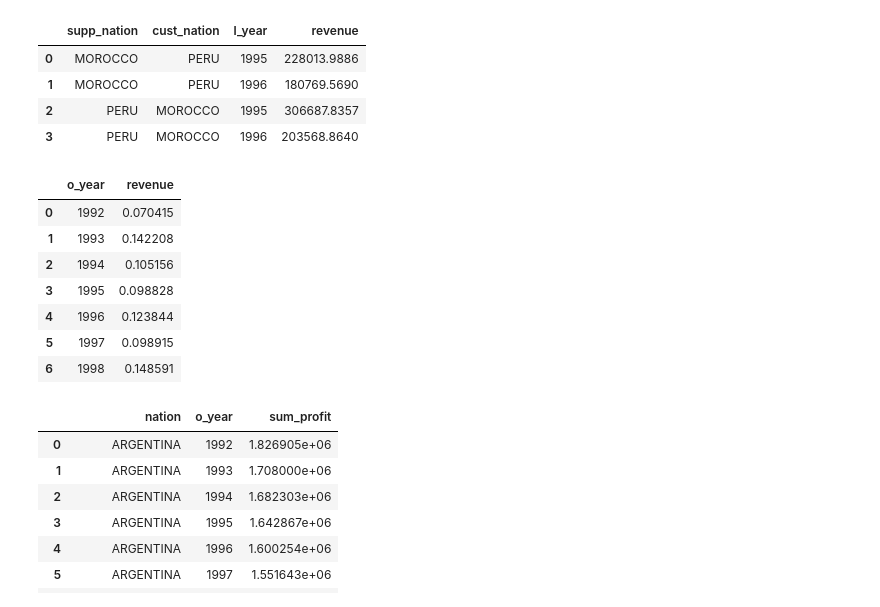
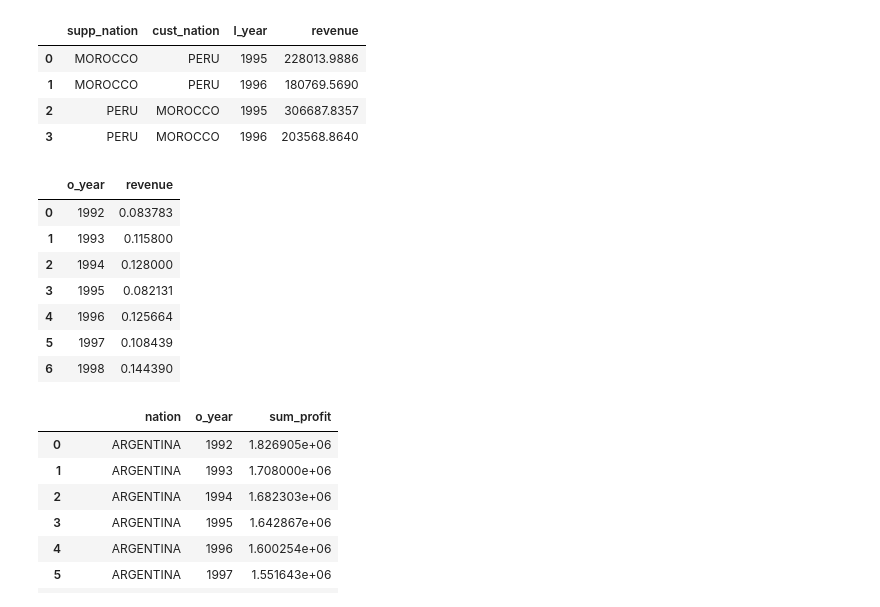
Before and after one commit to Unka-Malloc/pandas-sdql.py, a Jupyter notebook: pandas-query.ipynb, the cells around one changed output. Cells and saved outputs as stored; diff of their text form; code cells hidden in the pictures.

```diff
--- a/pandas-query.ipynb
+++ b/pandas-query.ipynb
@@ -244,48 +288,48 @@ orders = pandas.read_table(rf'{path}\orders.tbl', sep='|', index_col=False, head
 customer = pandas.read_table(rf'{path}\customer.tbl', sep='|', index_col=False, header=None, names=pysdql.CUSTOMER_COLS)
 region = pandas.read_table(rf'{path}\region.tbl', sep='|', index_col=False, header=None, names=pysdql.REGION_COLS)
 
 n1_cols = ['n1_nationkey', 'n1_name', 'n1_regionkey', 'n1_comment']
 n2_cols = ['n2_nationkey', 'n2_name', 'n2_regionkey', 'n2_comment']
 n1 = pandas.read_table(rf'{path}\nation.tbl', sep='|', index_col=False, header=None, names=n1_cols)
 n2 = pandas.read_table(rf'{path}\nation.tbl', sep='|', index_col=False, header=None, names=n2_cols)
 
 sub_r = region[(region['r_name'] == var2)]
 sub_o = orders[(orders['o_orderdate'] >= '1995-01-01') & (orders['o_orderdate'] <= '1996-12-31')]
 
-r1 = n1.merge(sub_r, how='inner', left_on='n1_regionkey', right_on='r_regionkey')
+r1 = n1.merge(sub_r, left_on='n1_regionkey', right_on='r_regionkey')
 
-r2 = part.merge(lineitem, how='inner', left_on='p_partkey', right_on='l_partkey')
-r2 = r2.merge(orders, how='inner', left_on='l_orderkey', right_on='o_orderkey')
-r2 = r2.merge(customer, how='inner', left_on='o_custkey', right_on='c_custkey')
+r2 = part.merge(lineitem, left_on='p_partkey', right_on='l_partkey')
+r2 = r2.merge(orders, left_on='l_orderkey', right_on='o_orderkey')
+r2 = r2.merge(customer, left_on='o_custkey', right_on='c_custkey')
 
-r = r1.merge(r2, how='inner', left_on='n1_nationkey', right_on='c_nationkey')
-r = r.merge(supplier, how='inner', left_on='l_suppkey', right_on='s_suppkey')
-r = r.merge(n2, how='inner', left_on='s_nationkey', right_on='n2_nationkey')
+r = r1.merge(r2, left_on='n1_nationkey', right_on='c_nationkey')
+r = r.merge(supplier, left_on='l_suppkey', right_on='s_suppkey')
+r = r.merge(n2, left_on='s_nationkey', right_on='n2_nationkey')
 
-r['o_year'] = pandas.DatetimeIndex(r['l_shipdate']).year
+r['o_year'] = pandas.DatetimeIndex(r['o_orderdate']).year
 r['volume'] = r['l_extendedprice'] * (1 - r['l_discount'])
 r['nation'] = r['n2_name']
 
 r = r[['o_year', 'volume', 'nation']]
 
 r['value1'] = numpy.where(r['nation'] == var1, r['volume'], 0)
 
 r = r.groupby(['o_year'], as_index=False).agg(value2=('value1', 'sum'), value3=('volume', 'sum'))
 
 r['revenue'] = r['value2'] / r['value3']
 
 r = r.drop(columns=['value2', 'value3'])
 
 r
 # %% [output]
 |  | o_year | revenue |
-| 0 | 1992 | 0.070415 |
-| 1 | 1993 | 0.142208 |
-| 2 | 1994 | 0.105156 |
-| 3 | 1995 | 0.098828 |
-| 4 | 1996 | 0.123844 |
-| 5 | 1997 | 0.098915 |
-| 6 | 1998 | 0.148591 |
+| 0 | 1992 | 0.083783 |
+| 1 | 1993 | 0.115800 |
+| 2 | 1994 | 0.128000 |
+| 3 | 1995 | 0.082131 |
+| 4 | 1996 | 0.125664 |
+| 5 | 1997 | 0.108439 |
+| 6 | 1998 | 0.144390 |
 # %%
 # TPCH - 9
 var1 = 'cornflower'
```
Also changed, not shown: parts of 16 cells of this notebook, 16 other files.
